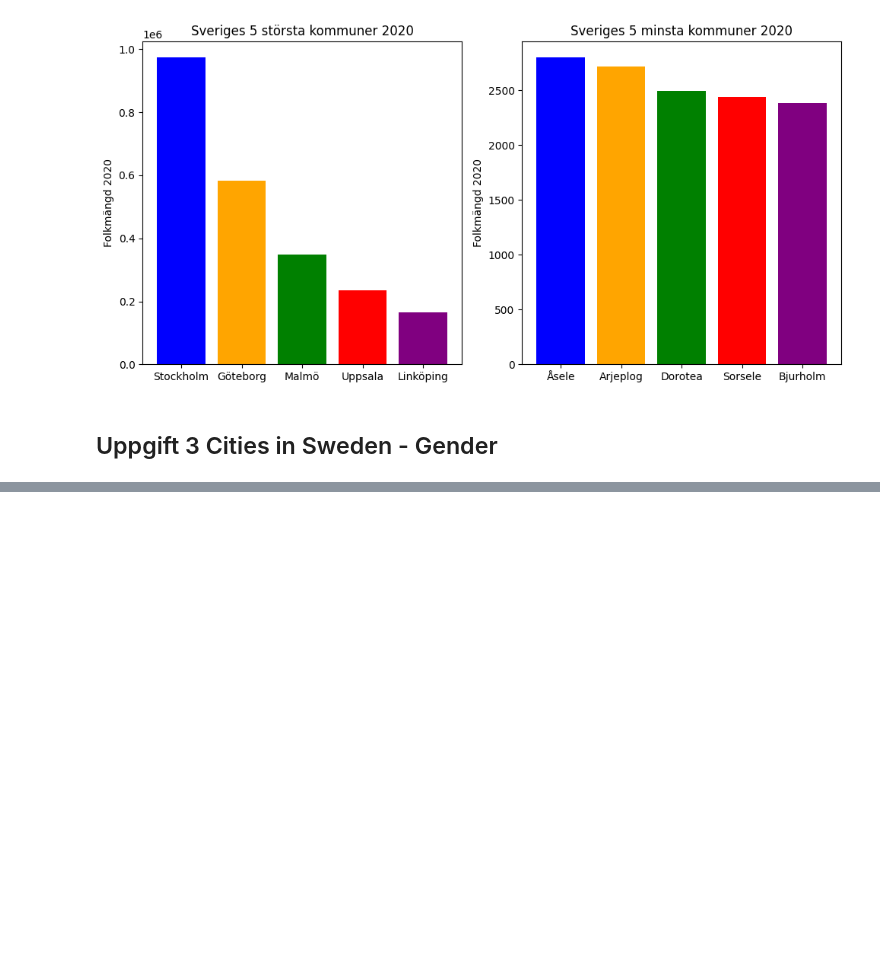
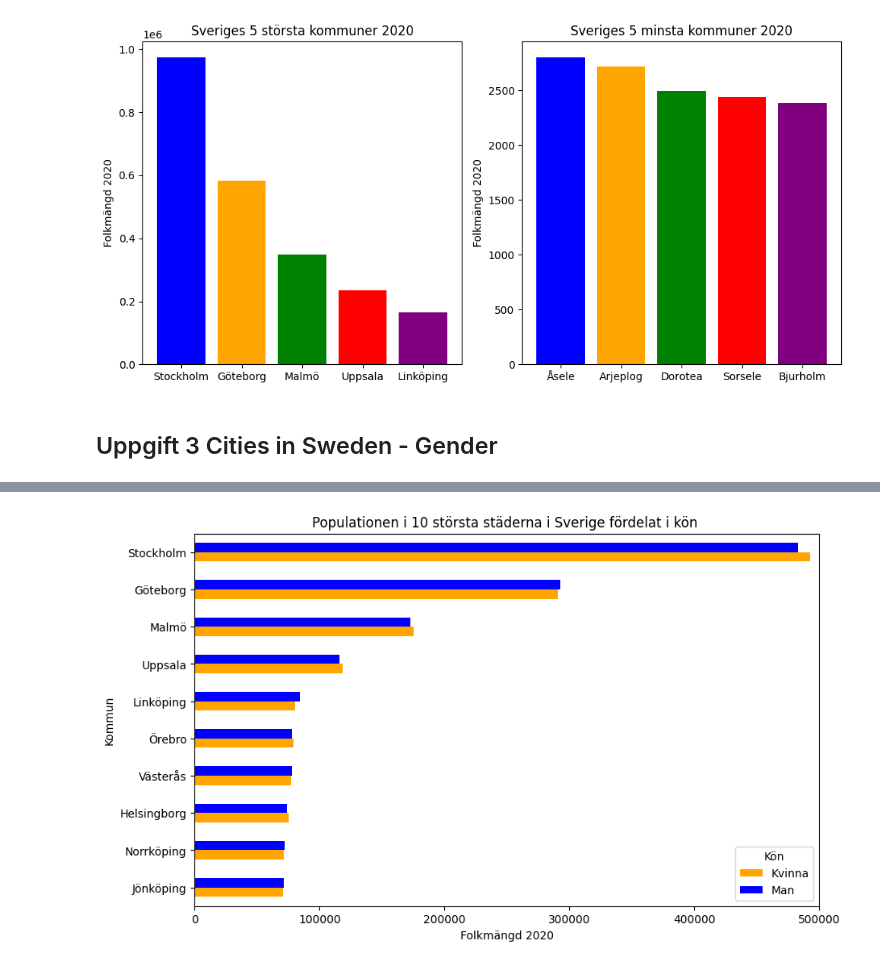
Before and after one commit to n00rp/python-programming-MARTIN-GUSTAFSSON, a Jupyter notebook: Exercises/Databehandling/Excercise_00.ipynb, the cells around one changed output, grey strips where cells are left out. Drawn from its saved outputs; the diff is of its cells as text; code cells hidden in the pictures; blank space fills up the shorter version.

```diff
--- a/Exercises/Databehandling/Excercise_00.ipynb
+++ b/Exercises/Databehandling/Excercise_00.ipynb
@@ -224,0 +256,9 @@ print(df_man)
+# %%
+
+# 3.c)
+
+df_total = pd.read_excel("../../Data/komtopp50_2020.xlsx", sheet_name="Totalt")
+
+df.drop(["Rang 2020", "Rang 2019"], axis=1, inplace=True)
+df.rename(columns={"Folkmängd 2020": "Total Pop 2020", "Folkmängd 2019": "Total Pop 2019", "Förändring": "Total Förändring"}, inplace=True)
+df
@@ -224,0 +279,9 @@ print(df_man)
+# %%
+
+#3.d) Merge the two dataframes into one
+
+
+df_combined = pd.merge(df_merged, df, on="Kommun", how="outer").sort_values("Total Pop 2020", ascending=False)
+
+
+df_combined
@@ -224,0 +302,30 @@ print(df_man)
+# %%
+# Antag att din pandas dataframe heter "df"
+df_grouped = df_combined.groupby(["Kommun", "Kön"])["Folkmängd 2020"].sum().unstack("Kön")
+
+# Konvertera df_grouped till en numerisk typ
+df_grouped = df_grouped.apply(pd.to_numeric, errors="coerce")
+#Hämta de 10 minsta städerna
+top_10_minsta_städer = df_grouped.sum(axis=1).nsmallest(10).index
+# Hämta de 10 största värdena
+top_10_städer = df_grouped.sum(axis=1).nlargest(10).index
+de_10_minsta = df_grouped.loc[de_10_minsta]
+df_top_10_minsta = df_grouped.loc[top_10_minsta_städer]
+# Filtrera dataframe för att bara inkludera de 10 största städerna
+df_top_10 = df_grouped.loc[top_10_städer]
+
+# Sortera dataframe i fallande ordning efter total folkmängd
+df_top_10 = df_top_10.iloc[::-1]
+
+# Skapa en bar plot för de 10 största städerna
+df_top_10.plot(kind="barh", figsize=(10, 6), color=["orange", "blue"])
+plt.title("Populationen i 10 största städerna i Sverige fördelat i kön ")
+plt.xlabel("Folkmängd 2020")
+plt.ylabel("Kommun")
+plt.legend(title="Kön")
+plt.xlim(0, 500000)  # Ange gränserna för x-axeln
+
+
+plt.show()
+# %% [output]
+[figure, added]
```
Also changed, not shown: parts of 4 cells of this notebook.
